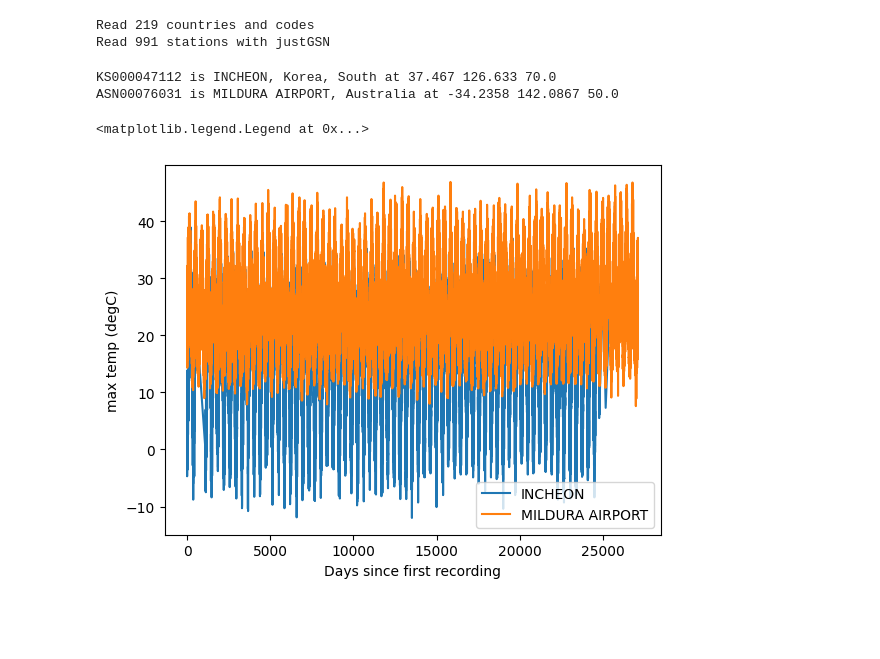
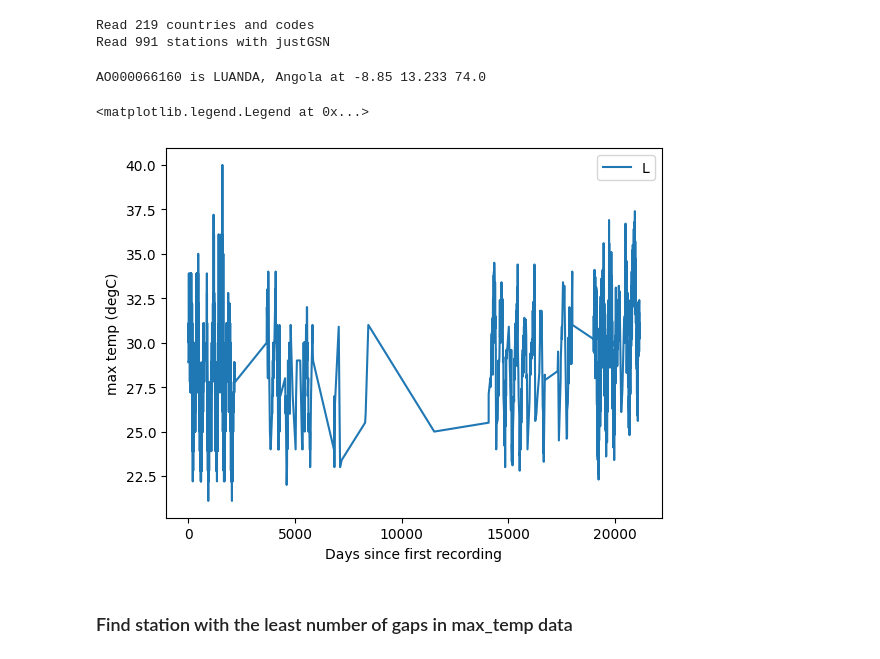
Before and after one commit to rhtweedie/ghcnd_ml, a Jupyter notebook: data_exploration.ipynb, the cells around one changed output. Cells and saved outputs as stored; diff of their text form; code cells hidden in the pictures; blank space fills up the shorter version.

```diff
--- a/data_exploration.ipynb
+++ b/data_exploration.ipynb
@@ -18,7 +18,7 @@ Read 991 stations with justGSN
 station_names = ghn.getStatKeyNames()
 
 # get url for a given station index
-whichStat1 = 500
+whichStat1 = 9
 fileName = station_names[whichStat1]+'.dly'
 urlName = 'http://www.hep.ucl.ac.uk/undergrad/0056/other/projects/ghcnd/ghcnd_gsn/' + fileName
 
@@ -27,33 +27,19 @@ destination = f"data/{fileName}"
 urllib.request.urlretrieve(urlName, destination)
 statDict1 = ghn.processFile(destination)
 print(ghn.getStation(station_names[whichStat1]))
-
-# get url for a given station index
-whichStat2 = 100
-fileName = station_names[whichStat2]+'.dly'
-urlName = 'http://www.hep.ucl.ac.uk/undergrad/0056/other/projects/ghcnd/ghcnd_gsn/' + fileName
-
-# copy station data from remote to local
-destination = f"data/{fileName}"
-urllib.request.urlretrieve(urlName, destination)
-statDict2 = ghn.processFile(destination)
-print(ghn.getStation(station_names[whichStat2]))
 # %% [output]
-KS000047112 is INCHEON, Korea, South at 37.467 126.633 70.0
-ASN00076031 is MILDURA AIRPORT, Australia at -34.2358 142.0867 50.0
+AO000066160 is LUANDA, Angola at -8.85 13.233 74.0
 # %%
 var1 = Variable(ghn.getVar(statDict1, 'TMAX'), "max temp (degC)", ghn.stationDict[station_names[whichStat1]].name)
 var1.convert_time()
 
-var2 = Variable(ghn.getVar(statDict2, 'TMAX'), "max temp (degC)", ghn.stationDict[station_names[whichStat2]].name)
-var2.convert_time()
-
 fig, ax = plt.subplots()
 ax.plot(var1.get_dates(), var1.get_vals())
-ax.plot(var2.get_dates(), var2.get_vals())
 ax.set_xlabel("Days since first recording")
 ax.set_ylabel(f"{var1.get_label()}")
-ax.legend((var1.get_station(), var2.get_station()))
+ax.legend((var1.get_station()))
 # %% [output]
 <matplotlib.legend.Legend at 0x...>
-[figure, old version]
+[figure, new version]
+# %% [markdown]
+### Find station with the least number of gaps in max_temp data
```
Also changed, not shown: parts of 2 cells of this notebook, 2 other files.
